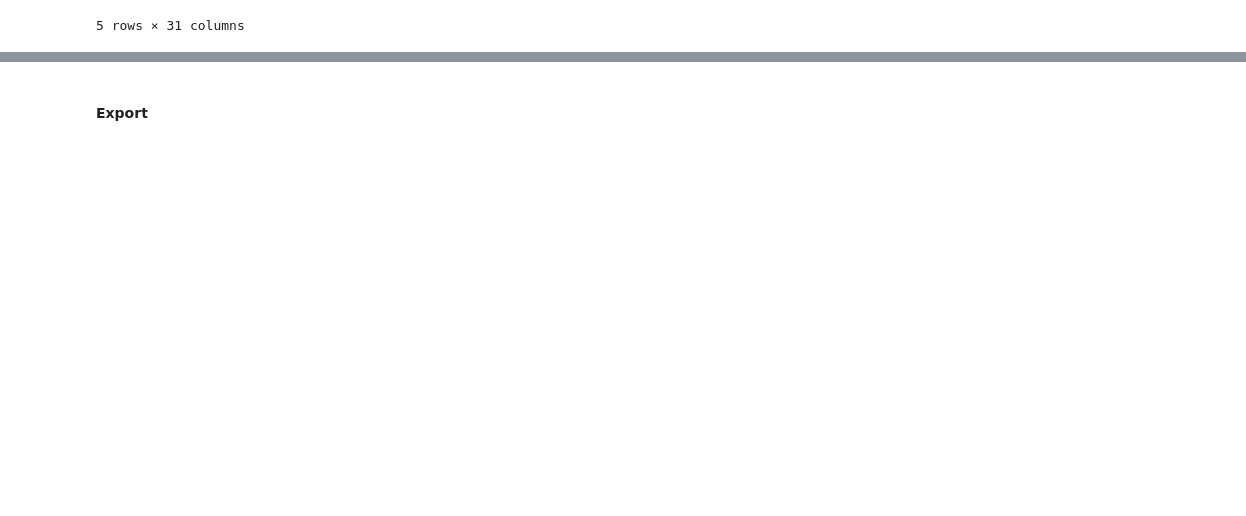
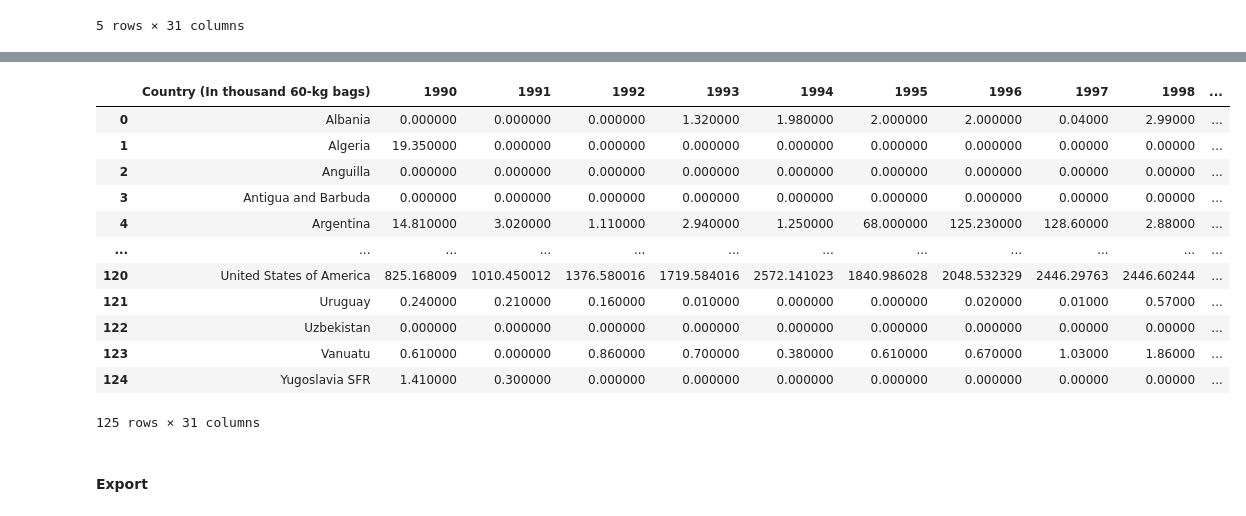
Before and after one commit to wingylui/Coffee_Trading, a Jupyter notebook: dataset_conversion/trading_data_conversion.ipynb, the cells around one changed output, grey strips where cells are left out. Drawn from its saved outputs; the diff is of its cells as text; code cells hidden in the pictures; blank space fills up the shorter version.

```diff
--- a/dataset_conversion/trading_data_conversion.ipynb
+++ b/dataset_conversion/trading_data_conversion.ipynb
@@ -467,3 +473,21 @@ memory usage: 31.9+ KB
+# %%
+# grouping the same country together
+reexport_grp = reexport_df.groupby("Country (In thousand 60-kg bags)").mean().reset_index()
+reexport_grp
+# %% [output]
+|  | Country (In thousand 60-kg bags) | 1990 | 1991 | 1992 | 1993 | 1994 | 1995 | 1996 | 1997 | 1998 | ... |
+| 0 | Albania | 0.000000 | 0.000000 | 0.000000 | 1.320000 | 1.980000 | 2.000000 | 2.000000 | 0.04000 | 2.99000 | ... |
+| 1 | Algeria | 19.350000 | 0.000000 | 0.000000 | 0.000000 | 0.000000 | 0.000000 | 0.000000 | 0.00000 | 0.00000 | ... |
+| 2 | Anguilla | 0.000000 | 0.000000 | 0.000000 | 0.000000 | 0.000000 | 0.000000 | 0.000000 | 0.00000 | 0.00000 | ... |
+| 3 | Antigua and Barbuda | 0.000000 | 0.000000 | 0.000000 | 0.000000 | 0.000000 | 0.000000 | 0.000000 | 0.00000 | 0.00000 | ... |
+| 4 | Argentina | 14.810000 | 3.020000 | 1.110000 | 2.940000 | 1.250000 | 68.000000 | 125.230000 | 128.60000 | 2.88000 | ... |
+| ... | ... | ... | ... | ... | ... | ... | ... | ... | ... | ... | ... |
+| 120 | United States of America | 825.168009 | 1010.450012 | 1376.580016 | 1719.584016 | 2572.141023 | 1840.986028 | 2048.532329 | 2446.29763 | 2446.60244 | ... |
+| 121 | Uruguay | 0.240000 | 0.210000 | 0.160000 | 0.010000 | 0.000000 | 0.000000 | 0.020000 | 0.01000 | 0.57000 | ... |
+| 122 | Uzbekistan | 0.000000 | 0.000000 | 0.000000 | 0.000000 | 0.000000 | 0.000000 | 0.000000 | 0.00000 | 0.00000 | ... |
+| 123 | Vanuatu | 0.610000 | 0.000000 | 0.860000 | 0.700000 | 0.380000 | 0.610000 | 0.670000 | 1.03000 | 1.86000 | ... |
+| 124 | Yugoslavia SFR | 1.410000 | 0.300000 | 0.000000 | 0.000000 | 0.000000 | 0.000000 | 0.000000 | 0.00000 | 0.00000 | ... |
+125 rows × 31 columns
 # %% [markdown]
 #### Export
 # %%
```
Also changed, not shown: parts of 10 cells of this notebook.
